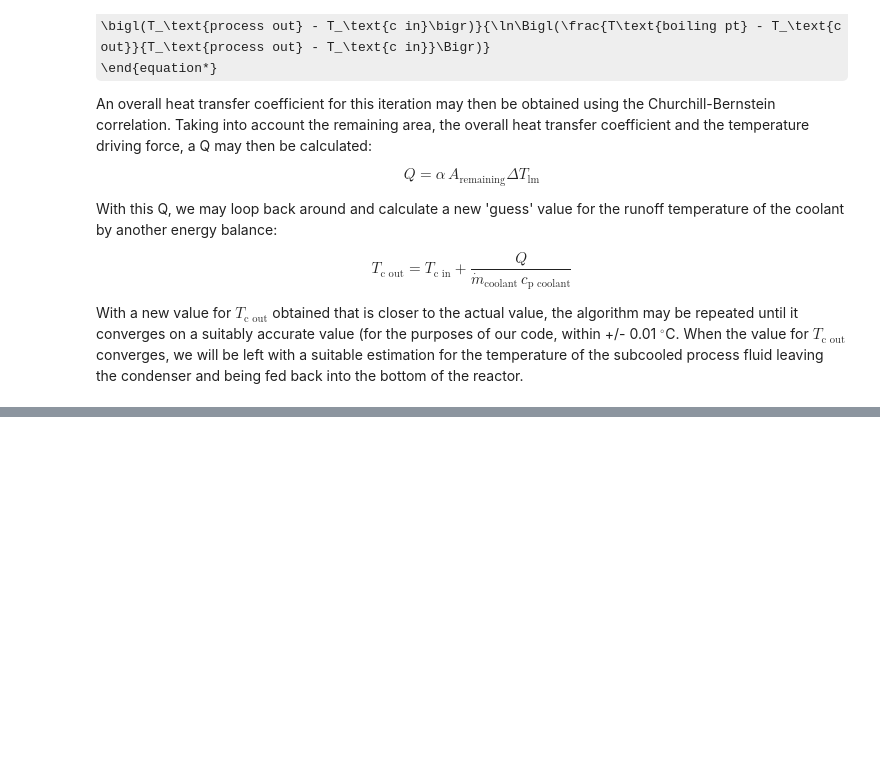
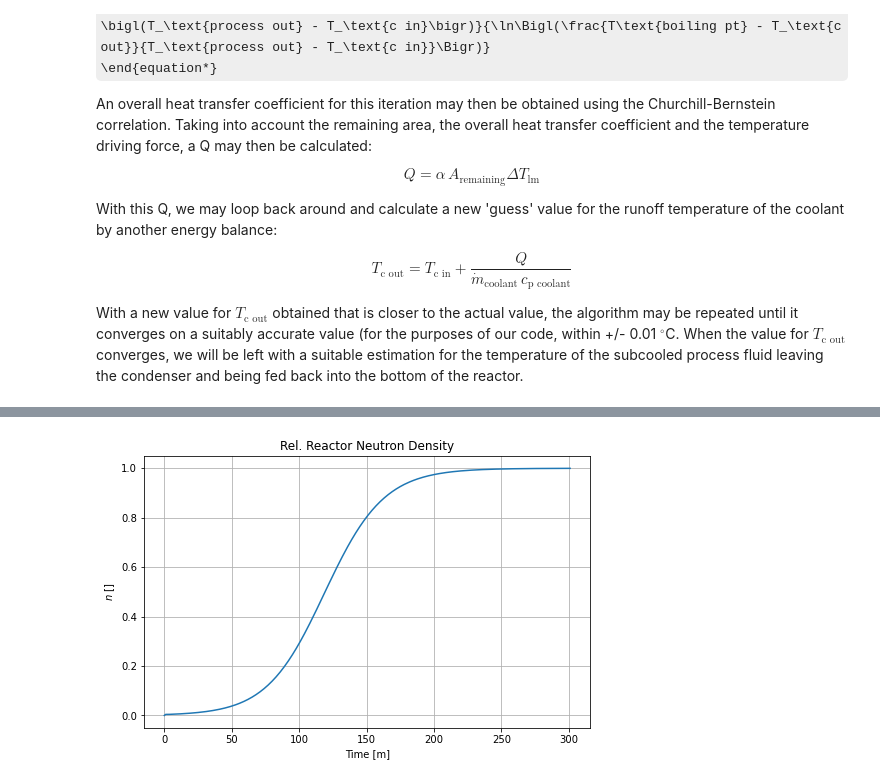
Before and after one commit to dpploy/scipy-2021, a Jupyter notebook: poster.ipynb, the cells around one changed output, grey strips where cells are left out. Cells and saved outputs as stored; diff of their text form; code cells hidden in the pictures; some formulas as TeX source; blank space fills up the shorter version.

```diff
--- a/poster.ipynb
+++ b/poster.ipynb
@@ -457,33 +664,0 @@ With a new value for $T_\text{c out}$ obtained that is closer to the actual valu
-# %%
-'''Balance of Plant Header'''
-
-# Leave this block here for Azure
-try:
-    import cortix, iapws
-except ImportError:
-    print('Installing missing packages...')
-    print('')
-    !pip install cortix iapws
-    import cortix, iapws
-
-from cortix import Cortix
-from cortix import Network
-
-from cortix.examples.bwr.reactor import BWR
-from cortix.examples.bwr.turbine import Turbine
-from cortix.examples.bwr.condenser import Condenser
-from cortix.examples.bwr.params import get_params
-
-import scipy.constants as unit
-import matplotlib.pyplot as plt
-
-end_time = 1 * unit.hour
-unit.second = 1.0
-time_step = 30.0 * unit.second
-show_time = (True,5*unit.minute)
-
-use_mpi = False  # True for MPI; False for Python multiprocessing
-
-plant = Cortix(use_mpi=use_mpi, splash=True) # System top level
-
-plant_net = plant.network = Network() # Network
@@ -620,0 +731,12 @@ _____________________________________________________________________________
+# %%
+import matplotlib.pyplot as plt
+%matplotlib inline
+plt.rcParams['figure.figsize'] = [8, 5]
+
+reactor = plant_net.modules[0] # retrieve data
+
+(quant, time_unit) = reactor.neutron_phase.get_quantity_history('neutron-dens')
+quant.plot(x_scaling=1/unit.minute, x_label='Time [m]', y_label=quant.latex_name+' []')
+plt.grid()
+# %% [output]
+[figure, added]
```
Also changed, not shown: parts of 50 cells of this notebook.
